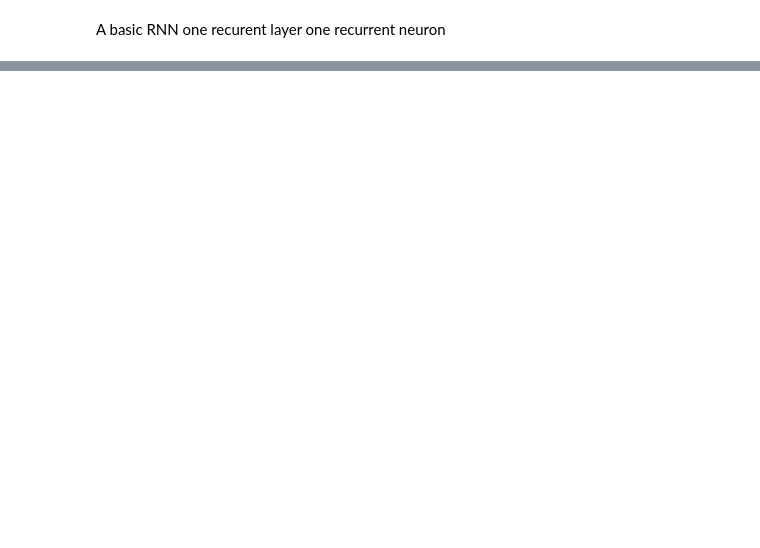
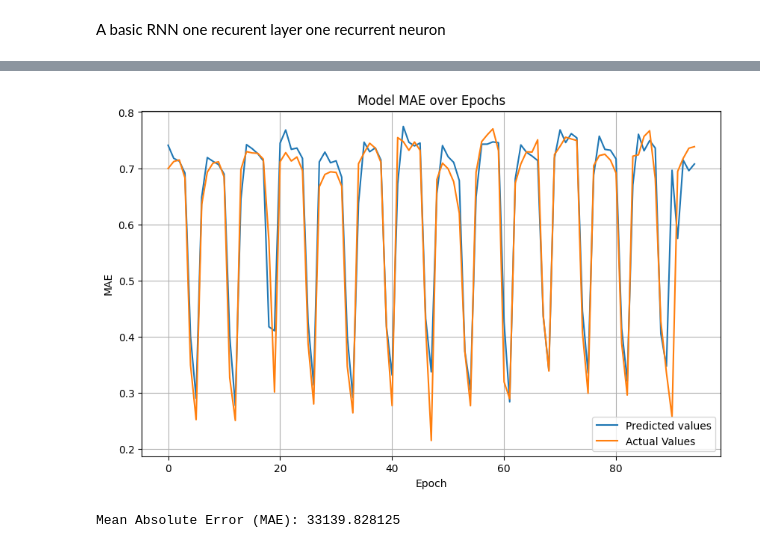
Before and after one commit to PaulMbutu/Machine_Learning_Projects, a Jupyter notebook: processing sequences/TimeseriesForecasting.ipynb, the cells around one changed output, grey strips where cells are left out. Drawn from its saved outputs; the diff is of its cells as text; code cells hidden in the pictures; blank space fills up the shorter version.

```diff
--- a/processing sequences/TimeseriesForecasting.ipynb
+++ b/processing sequences/TimeseriesForecasting.ipynb
@@ -432,0 +560,29 @@ None
+# %%
+import matplotlib.pyplot as plt
+
+plt.figure(figsize=(10, 6))
+plt.plot(predictions, label='Predicted values')
+plt.plot(actuals, label='Actual Values')
+plt.title('Model MAE over Epochs')
+plt.xlabel('Epoch')
+plt.ylabel('MAE')
+plt.legend()
+plt.grid(True)
+plt.show()
+# %% [output]
+[figure, added]
+# %%
+
+# Rescale if necessary (e.g., multiplying by 1e6)
+predictions = predictions * 1e6
+actuals = actuals * 1e6
+
+# Ensure they are 2D for DataFrame
+predictions_df = pd.DataFrame(predictions.reshape(-1, 1))
+actuals_df = pd.DataFrame(actuals.reshape(-1, 1))
+
+# Calculate Mean Absolute Error (MAE)
+mae = (predictions_df - actuals_df).abs().mean().values[0]
+print(f"Mean Absolute Error (MAE): {mae}")
+# %% [output]
+Mean Absolute Error (MAE): 33139.828125
```
Also changed, not shown: parts of 14 cells of this notebook.
